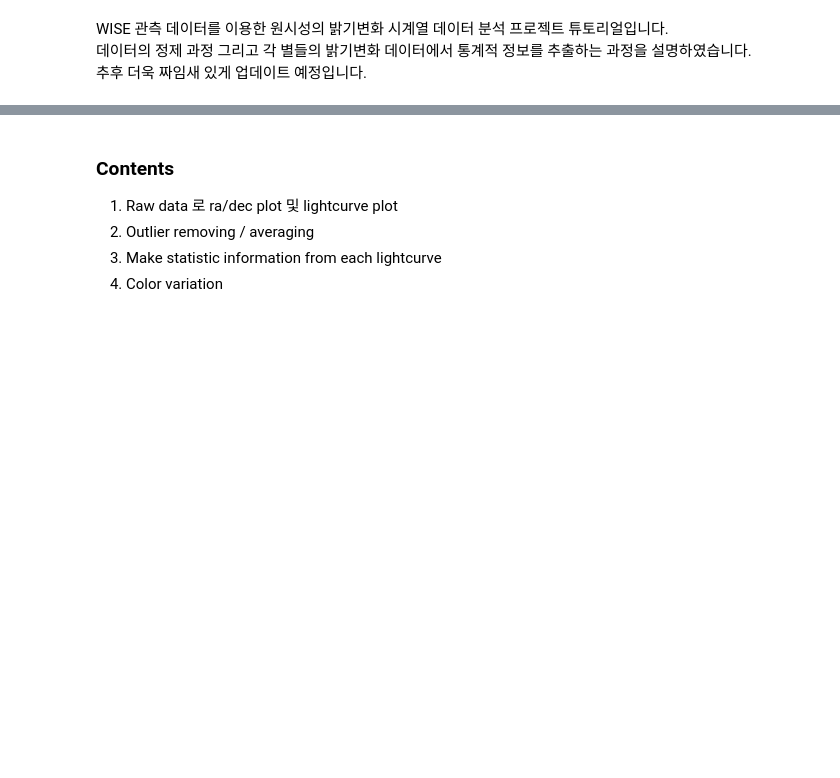
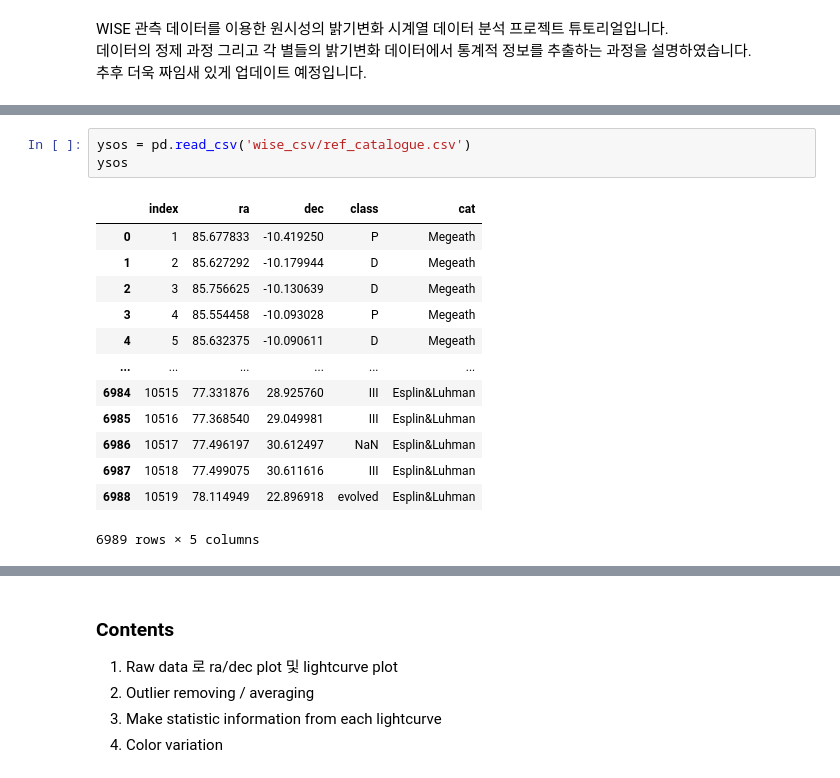
Before and after one commit to hoeen/WISE_YSO_variability_analysis, a Jupyter notebook: WISE YSO variability analysis_tutorial.ipynb, the cells around one changed output, grey strips where cells are left out. Drawn from its saved outputs; the diff is of its cells as text; blank space fills up the shorter version.

```diff
--- a/WISE YSO variability analysis_tutorial.ipynb
+++ b/WISE YSO variability analysis_tutorial.ipynb
@@ -8,0 +17,17 @@ WISE 관측 데이터를 이용한 원시성의 밝기변화 시계열 데이터
+# %%
+ysos = pd.read_csv('wise_csv/ref_catalogue.csv')
+ysos
+# %% [output]
+|  | index | ra | dec | class | cat |
+| 0 | 1 | 85.677833 | -10.419250 | P | Megeath |
+| 1 | 2 | 85.627292 | -10.179944 | D | Megeath |
+| 2 | 3 | 85.756625 | -10.130639 | D | Megeath |
+| 3 | 4 | 85.554458 | -10.093028 | P | Megeath |
+| 4 | 5 | 85.632375 | -10.090611 | D | Megeath |
+| ... | ... | ... | ... | ... | ... |
+| 6984 | 10515 | 77.331876 | 28.925760 | III | Esplin&Luhman |
+| 6985 | 10516 | 77.368540 | 29.049981 | III | Esplin&Luhman |
+| 6986 | 10517 | 77.496197 | 30.612497 | NaN | Esplin&Luhman |
+| 6987 | 10518 | 77.499075 | 30.611616 | III | Esplin&Luhman |
+| 6988 | 10519 | 78.114949 | 22.896918 | evolved | Esplin&Luhman |
+6989 rows × 5 columns
```
Also changed, not shown: parts of 8 cells of this notebook, 1 other file.
